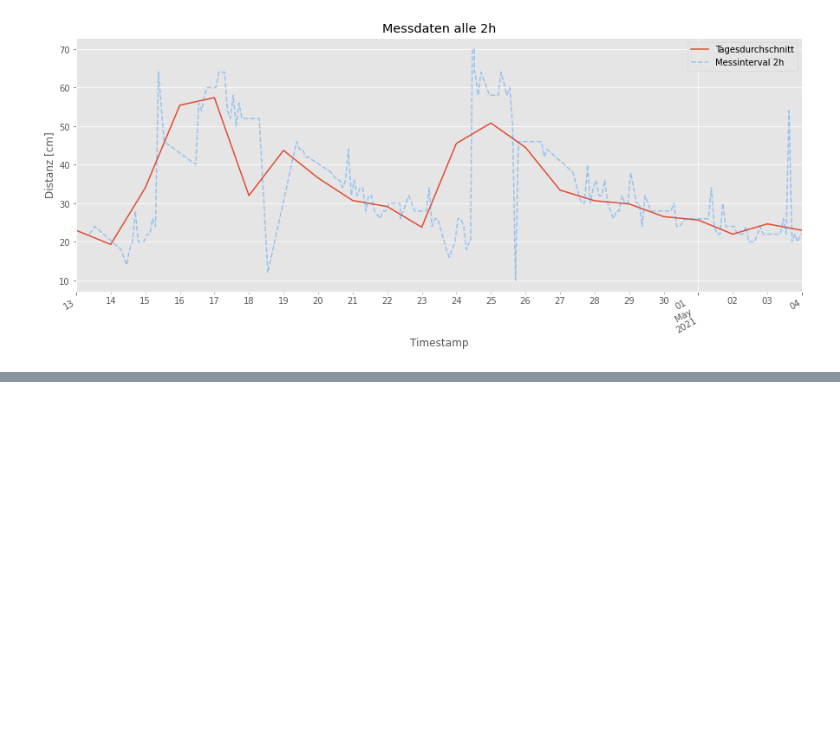
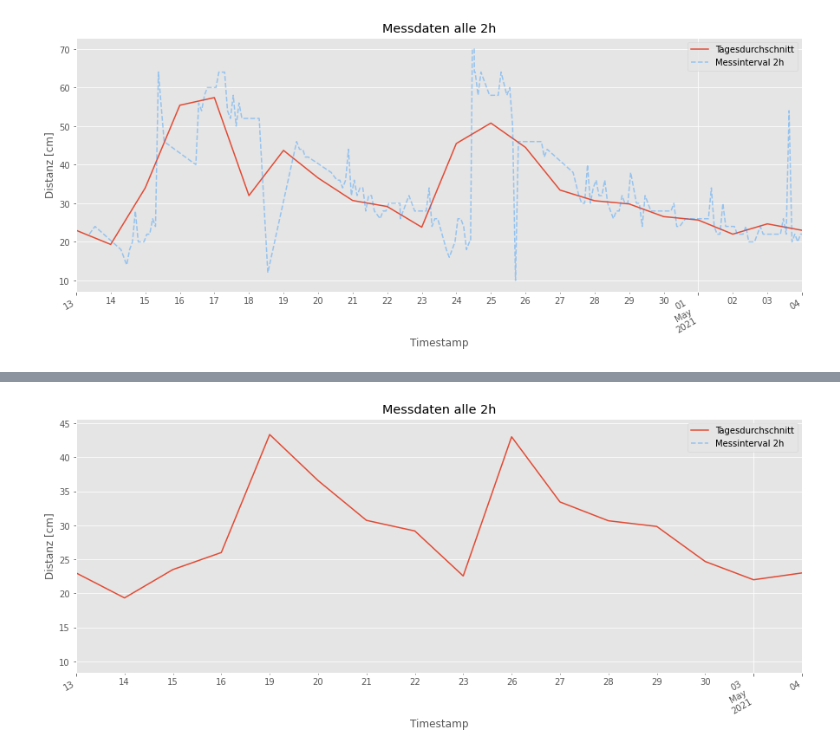
Before and after one commit to phyti1/ds_p4_kompotoi, a Jupyter notebook: Data_aquissation_sensoneo.ipynb, the cells around one changed output, grey strips where cells are left out. Cells and saved outputs as stored; diff of their text form; code cells hidden in the pictures; blank space fills up the shorter version.

```diff
--- a/Data_aquissation_sensoneo.ipynb
+++ b/Data_aquissation_sensoneo.ipynb
@@ -312,0 +310,11 @@ Text(0, 0.5, 'Distanz [cm]')
+# %%
+# Arbeitstage (ohne Wochenende)
+df_sensoneo['Distance'].resample('B').mean().plot(label='Tagesdurchschnitt')
+df_sensoneo['Distance'].plot(color='dodgerblue', linestyle='--', alpha=0.4, figsize=(15,6), label='Messinterval 2h')
+plt.title('Messdaten alle 2h')
+plt.ylabel('Distanz [cm]')
+plt.legend()
+plt.show()
+# Leerungen können auch am Wochenende stattfinden daher nicht geeignet
+# %% [output]
+[figure, added]
```
Also changed, not shown: parts of 10 cells of this notebook.
